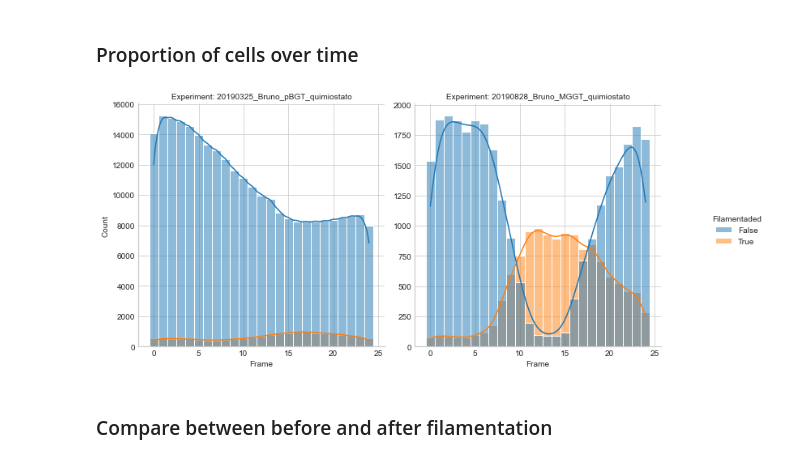
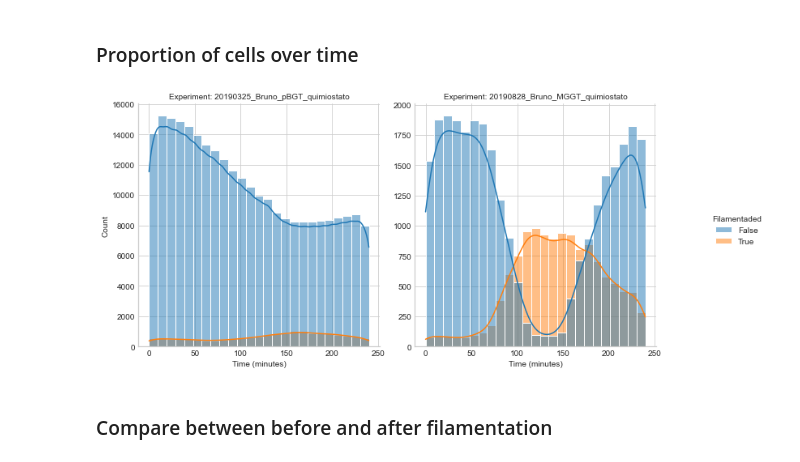
Before and after one commit to jvelezmagic/cell_viewer, a Jupyter notebook: notebooks/2.0-jvs-eda.ipynb, the cells around one changed output. Cells and saved outputs as stored; diff of their text form; code cells hidden in the pictures.

```diff
--- a/notebooks/2.0-jvs-eda.ipynb
+++ b/notebooks/2.0-jvs-eda.ipynb
@@ -94,31 +94,32 @@ fluorescent_intensity_p = (
 # %%
 proportion_cells_time_p = (
     processed_lineages_df
     .pipe(
         lambda df: sns.displot(
             data=df,
-            x="centered_frame",
+            x="time",
             hue="filamentaded_at_frame",
             col="experiment_id",
             kind="hist",
             stat="count",
-            discrete=True,
+            discrete=False,
             kde=True,
+            bins=df.centered_frame.max() + 1,
             facet_kws=dict(
                 sharey=False
             )
         )
     )
 )
 
 (
     proportion_cells_time_p
-    .set_axis_labels("Frame", "Count")
+    .set_axis_labels("Time (minutes)", "Count")
     .set_titles("Experiment: {col_name}")
     .legend.set_title("Filamentaded")
 )
 # %% [output]
-[figure, old version]
+[figure, new version]
 # %% [markdown]
 ### Compare between before and after filamentation
 # %%
```
Also changed, not shown: parts of 6 cells of this notebook.
